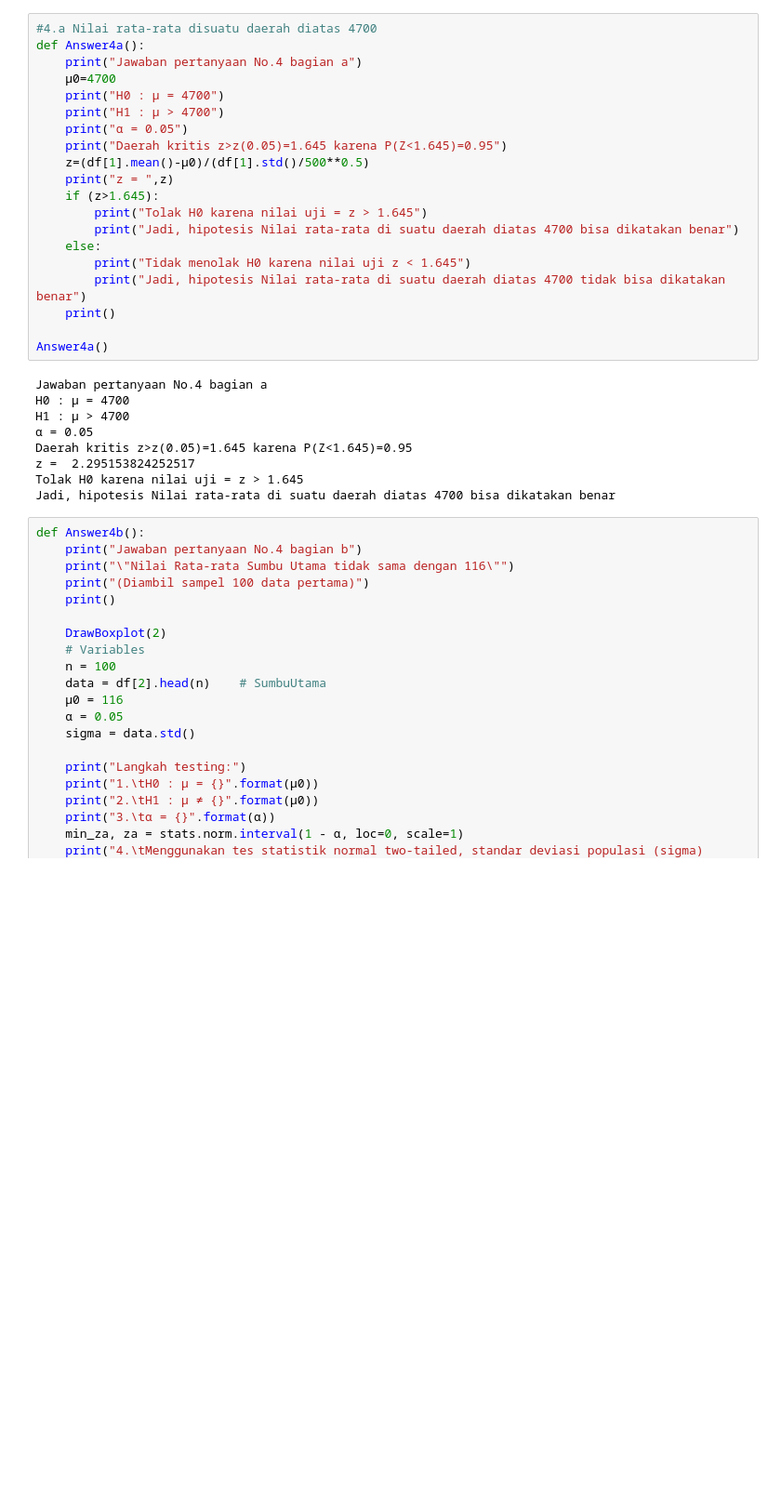
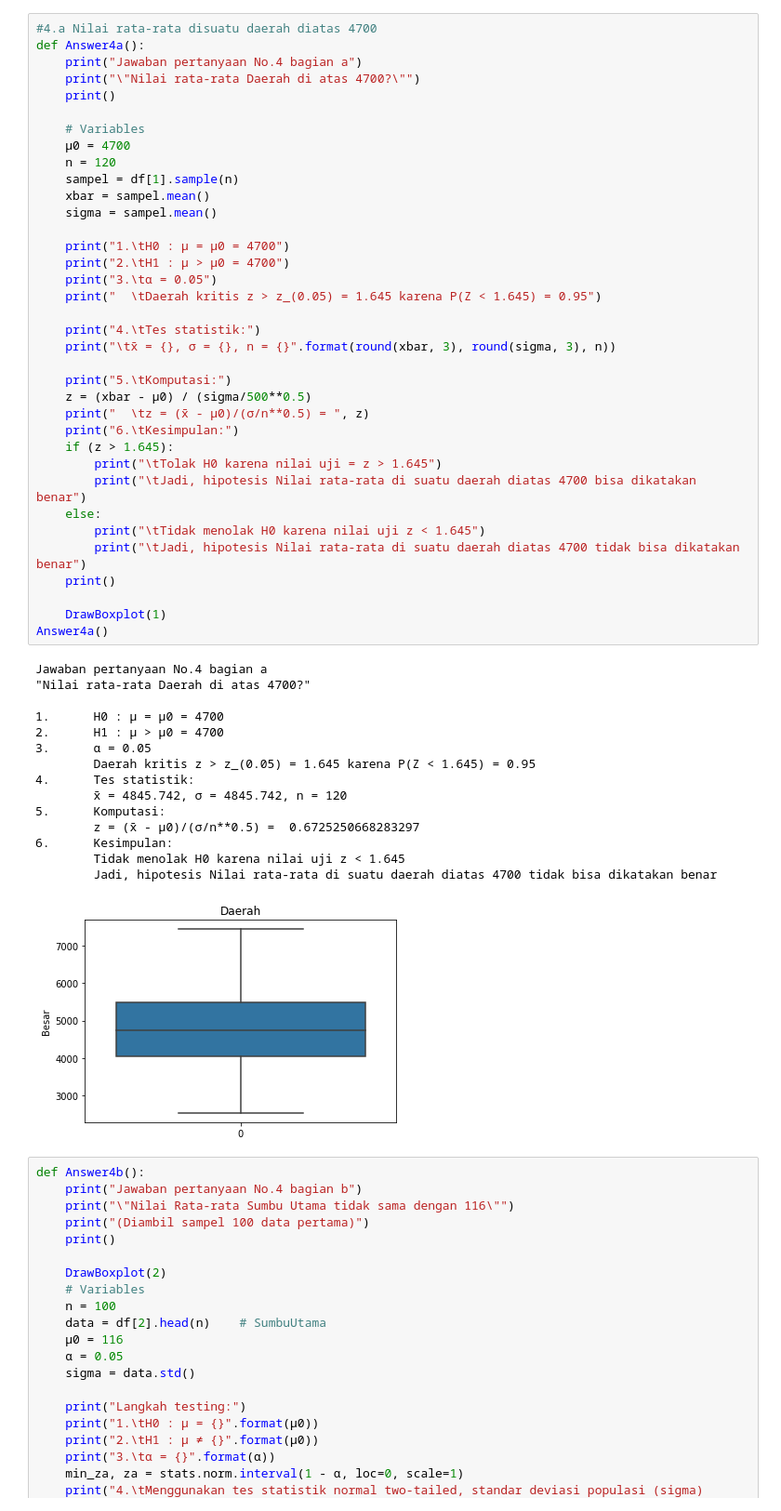
Before and after one commit to Rexy-Gamaliel/Tubes-IF2220, a Jupyter notebook: Tubes_fix.ipynb, the cells around one changed output. Shown: that part at 93% size. Drawn from its saved outputs; the diff is of its cells as text; blank space fills up the shorter version.

Commit message:
Tambahin format penulisan di no 4 dan 5

```diff
--- a/Tubes_fix.ipynb
+++ b/Tubes_fix.ipynb
@@ -101,32 +122,55 @@ def FValue(alpha, v1, v2):
 # %%
 #4.a Nilai rata-rata disuatu daerah diatas 4700
 def Answer4a():
     print("Jawaban pertanyaan No.4 bagian a")
-    μ0=4700
-    print("H0 : μ = 4700")
-    print("H1 : μ > 4700")
-    print("α = 0.05")
-    print("Daerah kritis z>z(0.05)=1.645 karena P(Z<1.645)=0.95")
-    z=(df[1].mean()-μ0)/(df[1].std()/500**0.5)
-    print("z = ",z)
-    if (z>1.645):
-        print("Tolak H0 karena nilai uji = z > 1.645")
-        print("Jadi, hipotesis Nilai rata-rata di suatu daerah diatas 4700 bisa dikatakan benar")
-    else:
-        print("Tidak menolak H0 karena nilai uji z < 1.645")
-        print("Jadi, hipotesis Nilai rata-rata di suatu daerah diatas 4700 tidak bisa dikatakan benar")
+    print("\"Nilai rata-rata Daerah di atas 4700?\"")
     print()
 
+    # Variables
+    μ0 = 4700
+    n = 120
+    sampel = df[1].sample(n)
+    xbar = sampel.mean()
+    sigma = sampel.mean()
+
+    print("1.\tH0 : μ = μ0 = 4700")
+    print("2.\tH1 : μ > μ0 = 4700")
+    print("3.\tα = 0.05")
+    print("  \tDaerah kritis z > z_(0.05) = 1.645 karena P(Z < 1.645) = 0.95")
+
+    print("4.\tTes statistik:")
+    print("\tx̄ = {}, σ = {}, n = {}".format(round(xbar, 3), round(sigma, 3), n))
+
+    print("5.\tKomputasi:")
+    z = (xbar - μ0) / (sigma/500**0.5)
+    print("  \tz = (x̄ - μ0)/(σ/n**0.5) = ", z)
+    print("6.\tKesimpulan:")
+    if (z > 1.645):
+        print("\tTolak H0 karena nilai uji = z > 1.645")
+        print("\tJadi, hipotesis Nilai rata-rata di suatu daerah diatas 4700 bisa dikatakan benar")
+    else:
+        print("\tTidak menolak H0 karena nilai uji z < 1.645")
+        print("\tJadi, hipotesis Nilai rata-rata di suatu daerah diatas 4700 tidak bisa dikatakan benar")
+    print()
+
+    DrawBoxplot(1)
 Answer4a()
 # %% [output]
 Jawaban pertanyaan No.4 bagian a
-H0 : μ = 4700
-H1 : μ > 4700
-α = 0.05
-Daerah kritis z>z(0.05)=1.645 karena P(Z<1.645)=0.95
-z =  2.295153824252517
-Tolak H0 karena nilai uji = z > 1.645
-Jadi, hipotesis Nilai rata-rata di suatu daerah diatas 4700 bisa dikatakan benar
+"Nilai rata-rata Daerah di atas 4700?"
+
+1.      H0 : μ = μ0 = 4700
+2.      H1 : μ > μ0 = 4700
+3.      α = 0.05
+        Daerah kritis z > z_(0.05) = 1.645 karena P(Z < 1.645) = 0.95
+4.      Tes statistik:
+        x̄ = 4845.742, σ = 4845.742, n = 120
+5.      Komputasi:
+        z = (x̄ - μ0)/(σ/n**0.5) =  0.6725250668283297
+6.      Kesimpulan:
+        Tidak menolak H0 karena nilai uji z < 1.645
+        Jadi, hipotesis Nilai rata-rata di suatu daerah diatas 4700 tidak bisa dikatakan benar
+[figure, added]
 # %%
 def Answer4b():
     print("Jawaban pertanyaan No.4 bagian b")
```
Also changed, not shown: parts of 7 cells of this notebook.
